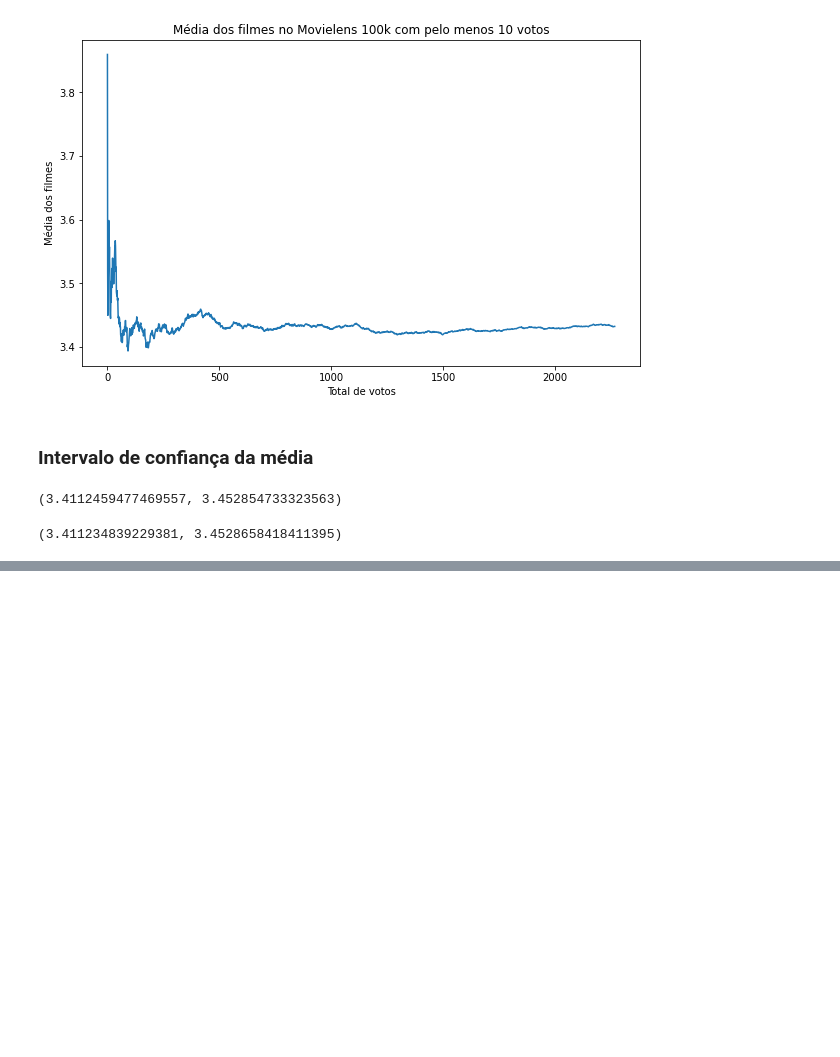
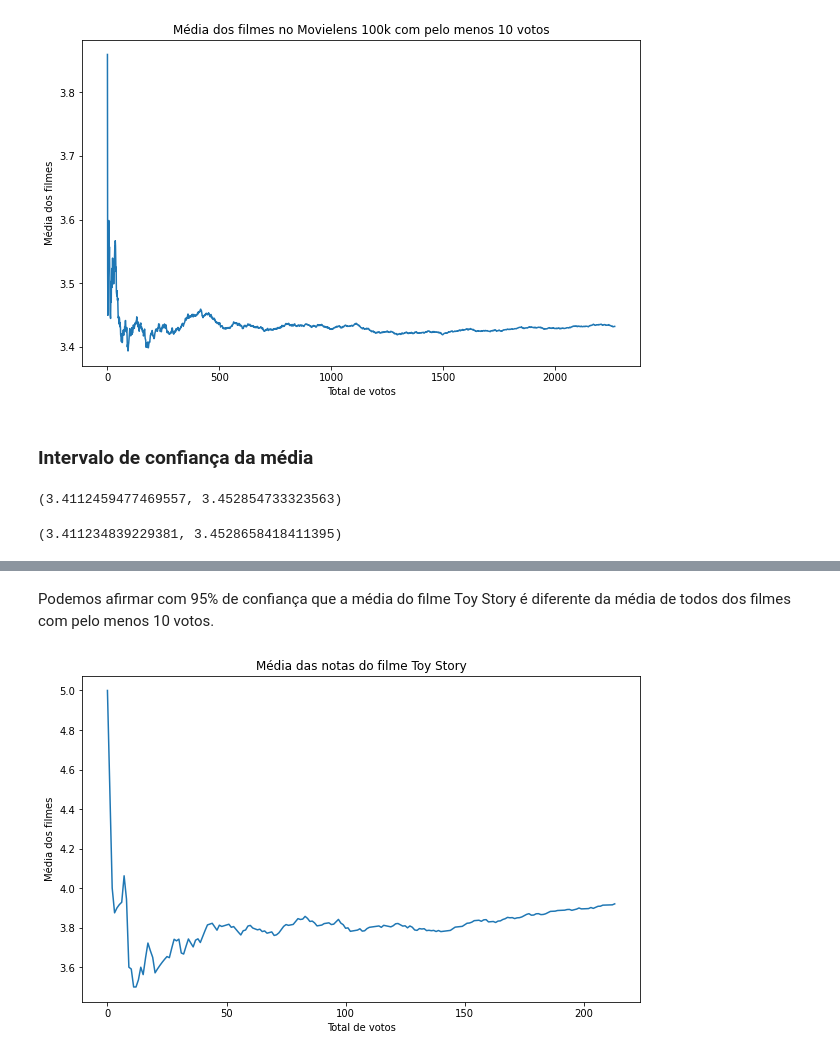
Before and after one commit to LilianeAquino/notebooks_cursos_alura, a Jupyter notebook: Estatística/Parte 4/Data_Science_Introdução_a_testes.ipynb, the cells around one changed output, grey strips where cells are left out. Cells and saved outputs as stored; diff of their text form; code cells hidden in the pictures; blank space fills up the shorter version.

```diff
--- a/Estatística/Parte 4/Data_Science_Introdução_a_testes.ipynb
+++ b/Estatística/Parte 4/Data_Science_Introdução_a_testes.ipynb
@@ -282,0 +350,16 @@ descr_todos_com_10_votos.tconfint_mean(alpha=0.05)
+# %% [markdown]
+Podemos afirmar com 95% de confiança que a média do filme Toy Story é diferente da média de todos dos filmes com pelo menos 10 votos.
+# %%
+np.random.seed(75241)
+temp = notas_do_filme_1.sample(frac=1).rating
+
+medias = [temp[0:i].mean() for i in range(1, len(temp))]
+
+plt.figure(figsize=[10, 6])
+plt.plot(medias)
+plt.xlabel('Total de votos')
+plt.ylabel('Média dos filmes')
+plt.title('Média das notas do filme Toy Story')
+plt.show()
+# %% [output]
+[figure, added]
```
Also changed, not shown: parts of 28 cells of this notebook.
